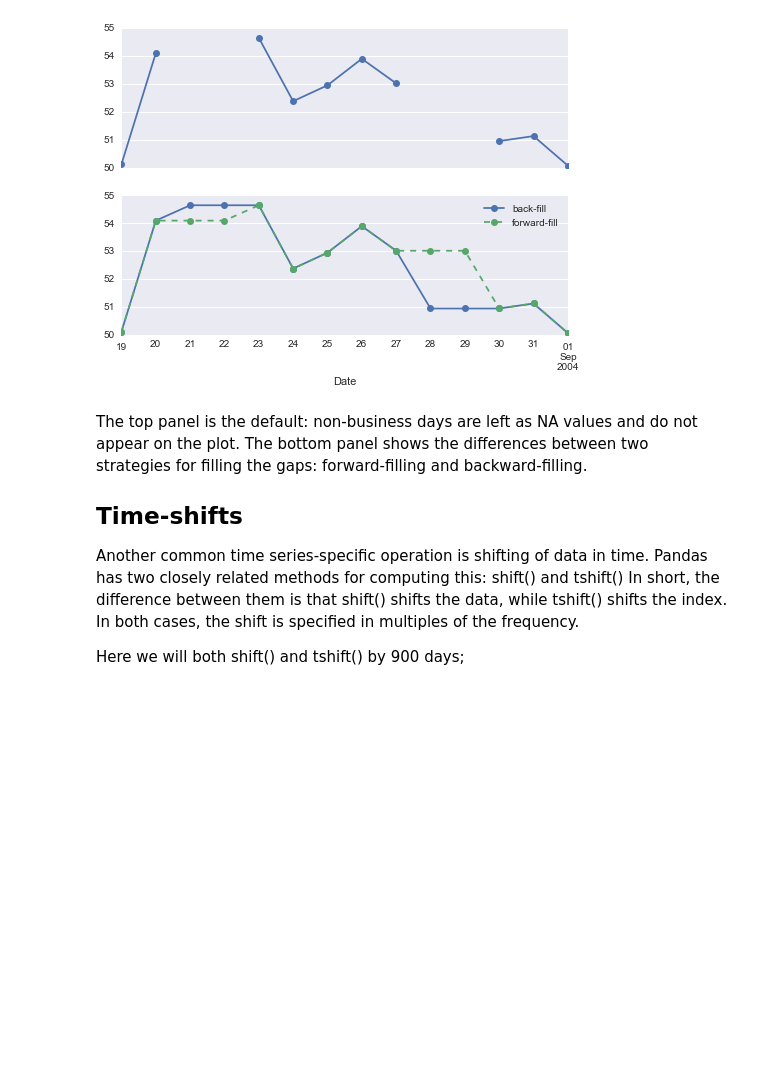
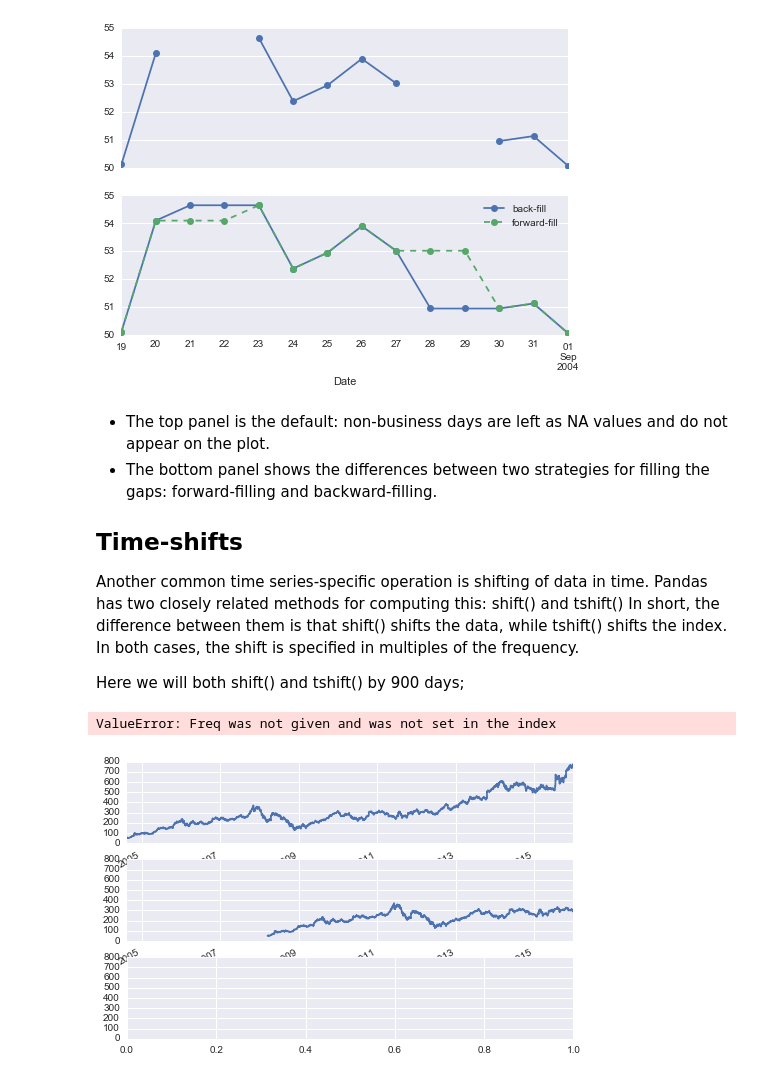
Before and after one commit to jorellano/Pandas, a Jupyter notebook: Working With Time Series.ipynb, the cells around one changed output. Drawn from its saved outputs; the diff is of its cells as text; code cells hidden in the pictures; blank space fills up the shorter version.

```diff
--- a/Working With Time Series.ipynb
+++ b/Working With Time Series.ipynb
@@ -243,9 +243,41 @@ ax[1].legend(["back-fill", "forward-fill"]); # make legend
 # %% [output]
 [figure]
 # %% [markdown]
-The top panel is the default: non-business days are left as NA values and do not appear on the plot. The bottom panel shows the differences between two strategies for filling the gaps: forward-filling and backward-filling.
+- The top panel is the default: non-business days are left as NA values and do not appear on the plot.
+- The bottom panel shows the differences between two strategies for filling the gaps: forward-filling and backward-filling.
 
 ## Time-shifts
 Another common time series-specific operation is shifting of data in time. Pandas has two closely related methods for computing this: shift() and tshift() In short, the difference between them is that shift() shifts the data, while tshift() shifts the index. In both cases, the shift is specified in multiples of the frequency.
 
 Here we will both shift() and tshift() by 900 days;
+# %%
+fig, ax = plt.subplots(3, sharey=True) # Make three blank subplots
+
+# apply a frequency to the data
+#goog = goog.asfreq('D', method='pad')
+
+goog.plot(ax=ax[0]) #1st plot
+goog.shift(900).plot(ax=ax[1]) # 2nd plot
+goog.tshift(900).plot(ax=ax[2]) # 3rd plot
+
+# legends and annotations
+local_max = pd.to_datetime('2007-11-05')
+offset = pd.Timedelta(900, 'D')
+
+# 1st plot
+ax[0].legend(['input'], loc=2) #makes legend in top left
+ax[0].get_xticklabels()[2].set(weight='heavy', color='red') # colors 2008 in red
+ax[0].axvline(local_max, alpha=0.3, color='red') # red vertical line
+
+# 2nd plot
+ax[1].legend(['shift(900)'], loc=2) # Creates legend in top left
+ax[1].get_xticklabels()[2].set(weight='heavy', color='red') # Colors 2008 in red
+ax[1].axvline(local_max + offset, alpha=0.3, color='red') # red line after 2010 mark
+
+# 3rd plot
+ax[2].legend(['tshift(900)'], loc=2) # creates legend
+ax[2].get_xticklabels()[1].set(weight='heavy', color='red') # colors 2008 in red
+ax[2].axvline(local_max + offset, alpha=0.3, color='red'); # red line after 2010 mark
+# %% [output]
+ValueError: Freq was not given and was not set in the index
+[figure, added]
```
Also changed, not shown: parts of 27 cells of this notebook, 1 other file.
